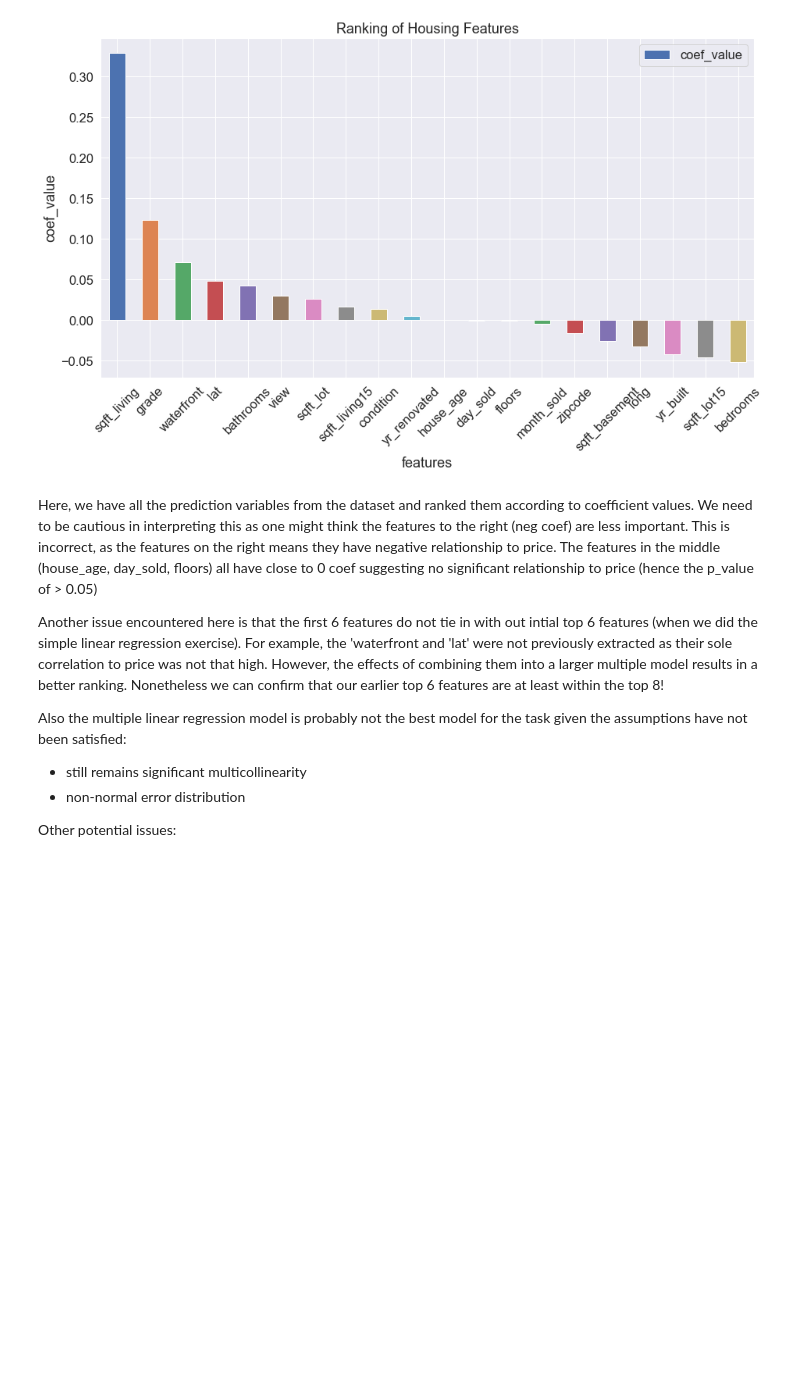
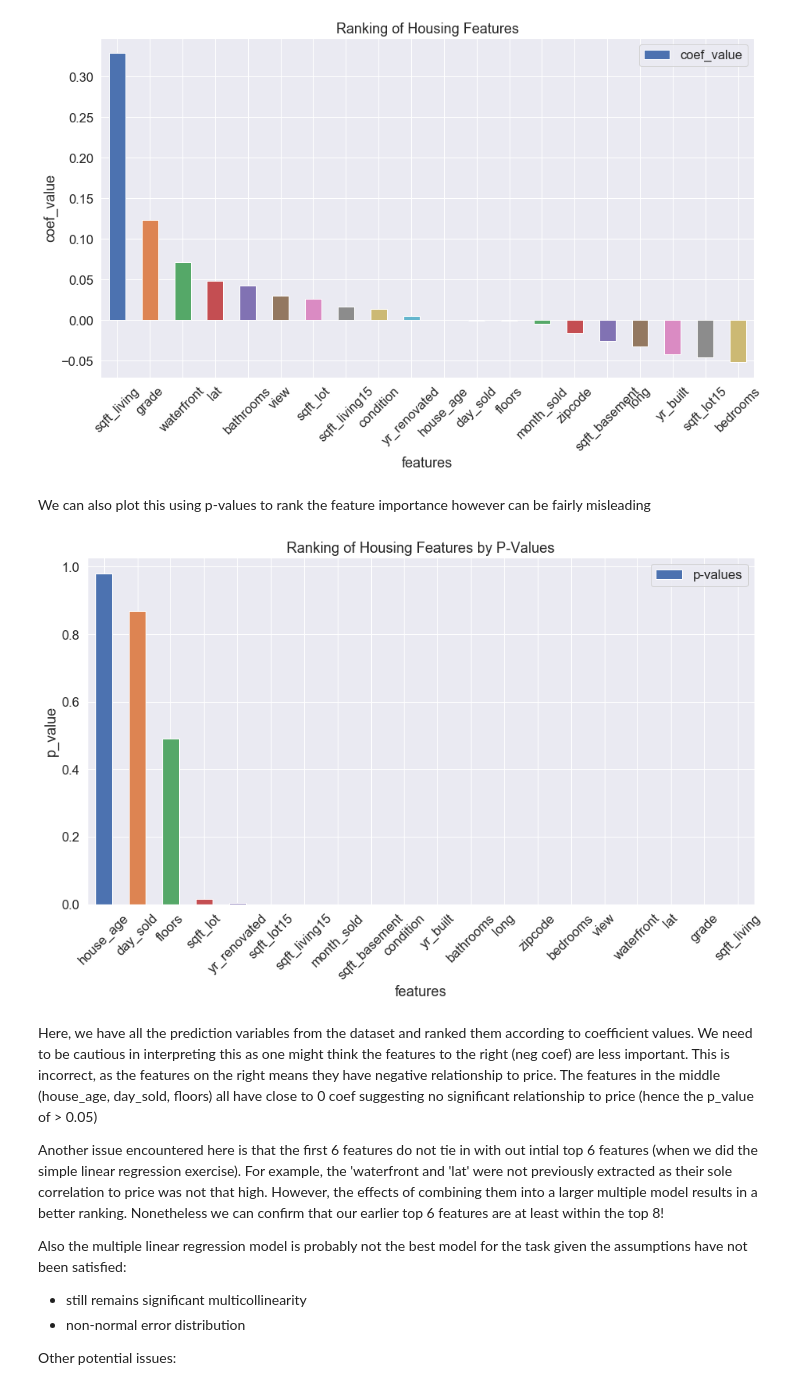
Before and after one commit to Ftan91/Exploratory-Data-Analysis-on-Features-that-Impact-House-Prices-in-Kings-County-Seattle, a Jupyter notebook: index.ipynb, the cells around one changed output. Saved outputs shown, nothing was run; the diff lists cells and outputs as text; code cells hidden in the pictures; blank space fills up the shorter version.

Commit message:
adding p-values

```diff
--- a/index.ipynb
+++ b/index.ipynb
@@ -698,6 +698,22 @@ plt.xticks(rotation = 45)
 plt.show()
 # %% [output]
 [figure]
+# %% [markdown]
+We can also plot this using p-values to rank the feature importance however can be fairly misleading
+# %%
+w = model.pvalues.reset_index()
+w.columns = ['features', 'p-values']
+w.drop(0, axis = 0, inplace = True)
+w.sort_values(by = 'p-values', ascending = False, inplace = True)
+w
+
+sns.set(font_scale = 1.5)
+ax = w.plot.bar(x = 'features', y = 'p-values', figsize = (15, 8), title = 'Ranking of Housing Features by P-Values')
+plt.ylabel('p_value')
+plt.xticks(rotation = 45)
+plt.show()
+# %% [output]
+[figure, added]
 # %% [markdown]
 Here, we have all the prediction variables from the dataset and ranked them according to coefficient values. We need to be cautious in interpreting this as one might think the features to the right (neg coef) are less important. This is incorrect, as the features on the right means they have negative relationship to price. The features in the middle (house_age, day_sold, floors) all have close to 0 coef suggesting no significant relationship to price (hence the p_value of > 0.05)
 
```
Also changed, not shown: parts of 1 cell of this notebook.
